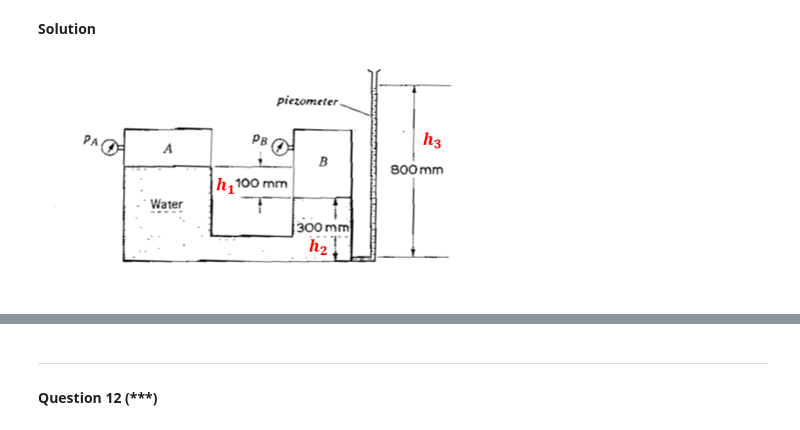
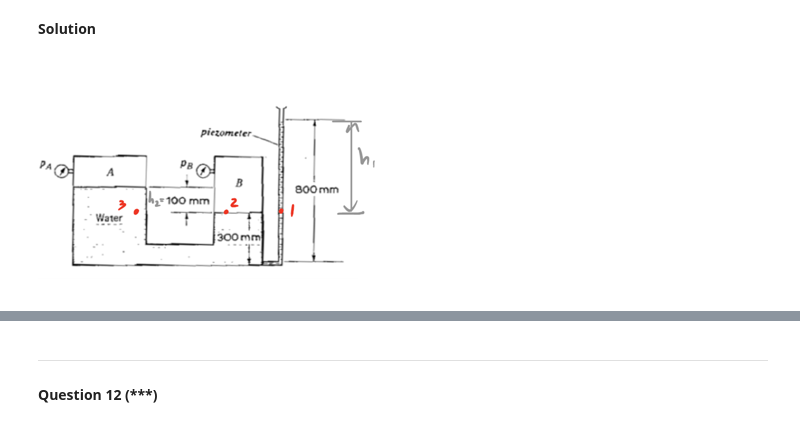
Before and after one commit to Maria9925/CIVIL_202_25, a Jupyter notebook: _sources/Module2Hydrostatics_Sol.ipynb, the cells around one changed output, grey strips where cells are left out. Saved outputs shown, nothing was run; the diff lists cells and outputs as text; code cells hidden in the pictures.

```diff
--- a/_sources/Module2Hydrostatics_Sol.ipynb
+++ b/_sources/Module2Hydrostatics_Sol.ipynb
@@ -1636,11 +1392,11 @@ $$
 **Solution**
 # %%
 from PIL import Image
-img = Image.open(r"figures/37S.png")
-base_width = 450  # Change this to your desired width
+img = Image.open(r"figures/5_pressure_11.png")
+base_width = 350 # Change this to your desired width
 w_percent = base_width / float(img.size[0])
 h_size = int(float(img.size[1]) * w_percent)
 resized_img = img.resize((base_width, h_size))
 resized_img
 # %% [output]
-[figure, old version]
+[figure, new version]
```
Also changed, not shown: parts of 200 cells of this notebook, 40 other files.
